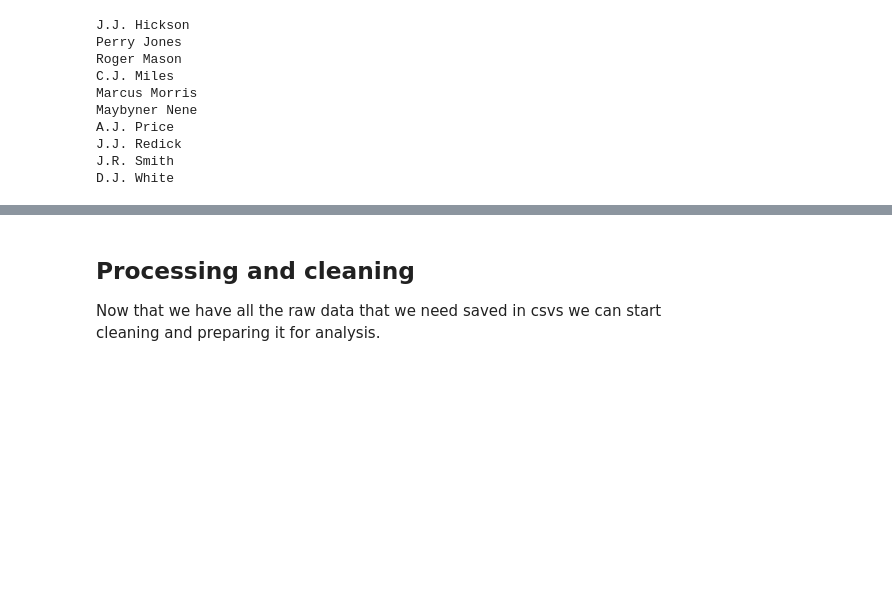
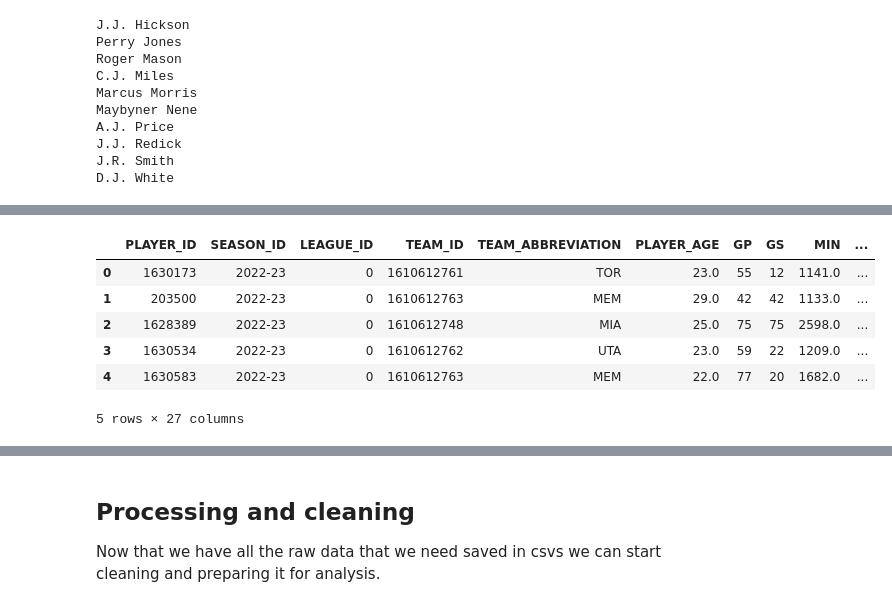
Before and after one commit to JordanChen98/evolution_of_nba, a Jupyter notebook: evolution_of_nba_project.ipynb, the cells around one changed output, grey strips where cells are left out. Saved outputs shown, nothing was run; the diff lists cells and outputs as text; code cells hidden in the pictures; blank space fills up the shorter version.

```diff
--- a/evolution_of_nba_project.ipynb
+++ b/evolution_of_nba_project.ipynb
@@ -350,12 +233,0 @@ def get_2022_player_stats(nba_player_id):
-# %%
-## You can use this code to loop through EVERY player in history from the api if you dont have a list of players that played in a particular season
-## but I found this takes very long on my personal computer so I found a list online instead.
-df_2012 = []
-for id in all_players:
-    player_career = playercareerstats.PlayerCareerStats(player_id=id, timeout=60)
-    player_df = player_career.get_data_frames()[0]
-    df = player_df[player_df['SEASON_ID'] == '2012-13']
-    if not df.empty:
-        df_2012.append(df)
-    time.sleep(0.5)
-df_player_stats_2012 = pd.concat(df_2012, ignore_index=True)
@@ -421,5 +264,14 @@ processing 1627826
 # %%
 df_player_stats_2022.to_csv(path.join(DATA_DIR, '2022_season_player_stats.csv'), index=False)
+df_player_stats_2022.head()
+# %% [output]
+|  | PLAYER_ID | SEASON_ID | LEAGUE_ID | TEAM_ID | TEAM_ABBREVIATION | PLAYER_AGE | GP | GS | MIN | ... |
+| 0 | 1630173 | 2022-23 | 0 | 1610612761 | TOR | 23.0 | 55 | 12 | 1141.0 | ... |
+| 1 | 203500 | 2022-23 | 0 | 1610612763 | MEM | 29.0 | 42 | 42 | 1133.0 | ... |
+| 2 | 1628389 | 2022-23 | 0 | 1610612748 | MIA | 25.0 | 75 | 75 | 2598.0 | ... |
+| 3 | 1630534 | 2022-23 | 0 | 1610612762 | UTA | 23.0 | 59 | 22 | 1209.0 | ... |
+| 4 | 1630583 | 2022-23 | 0 | 1610612763 | MEM | 22.0 | 77 | 20 | 1682.0 | ... |
+5 rows × 27 columns
 # %%
 ## Get all the position data for players in the 2022 season
 df_pos_2022 = []
```
Also changed, not shown: parts of 17 cells of this notebook.
